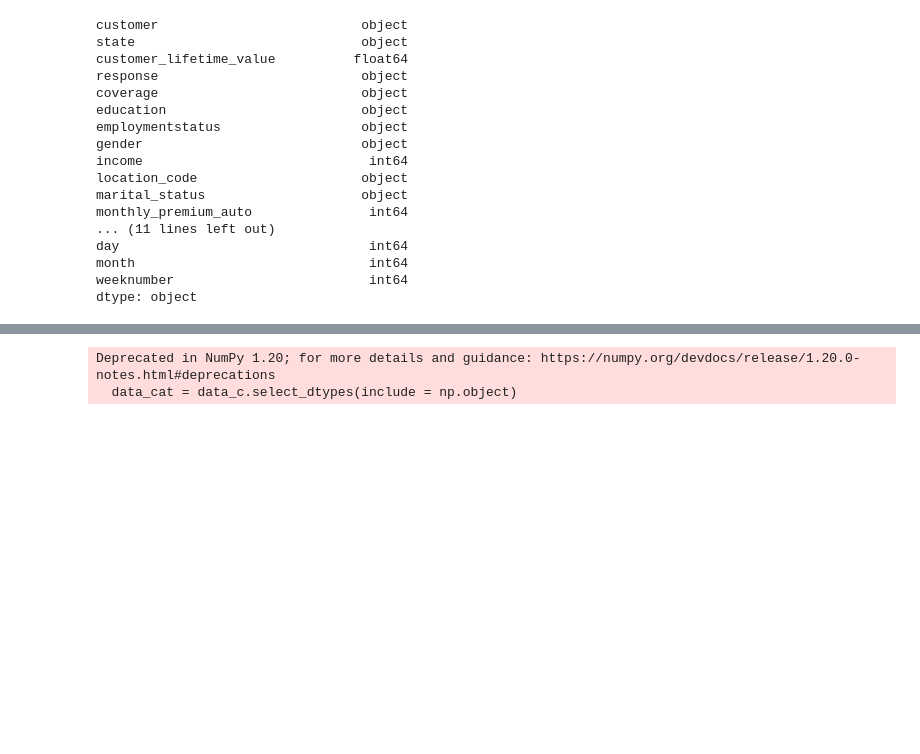
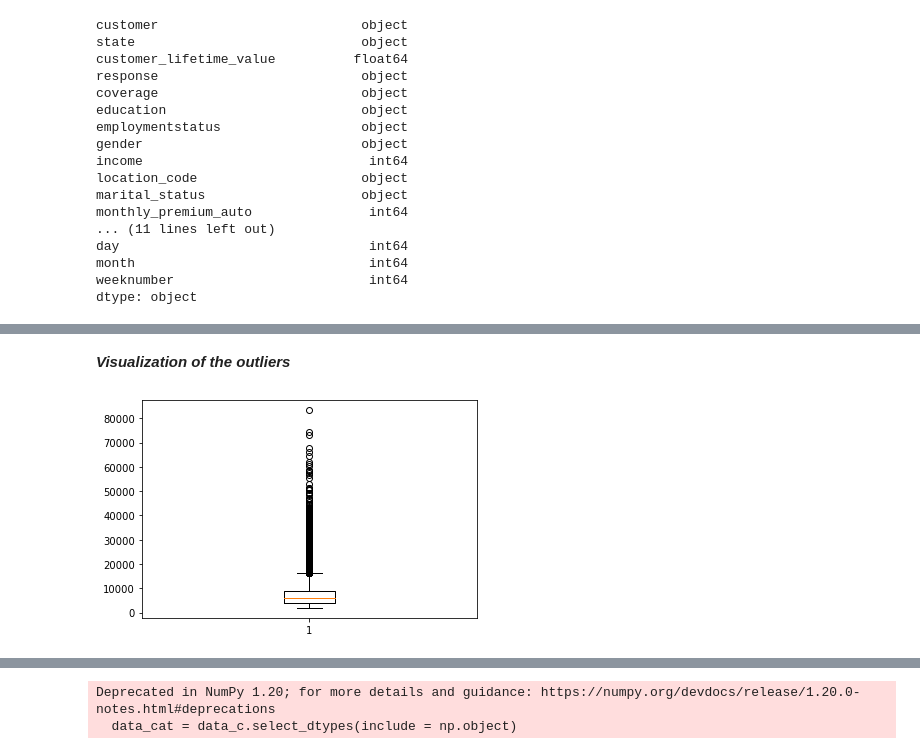
Before and after one commit to AnjaFechner/data-labs, a Jupyter notebook: Week_4/Day_3/Lab_Data_cleaning_and_wrangling.ipynb, the cells around one changed output, grey strips where cells are left out. Saved outputs shown, nothing was run; the diff lists cells and outputs as text; code cells hidden in the pictures; blank space fills up the shorter version.

```diff
--- a/Week_4/Day_3/Lab_Data_cleaning_and_wrangling.ipynb
+++ b/Week_4/Day_3/Lab_Data_cleaning_and_wrangling.ipynb
@@ -220,0 +223,2 @@ dtype: object
+# %%
+data_num = data_c.select_dtypes(include = np.number)
@@ -220,0 +325,7 @@ dtype: object
+# %% [markdown]
+***Visualization of the outliers***
+# %%
+plt.boxplot(data_num['customer_lifetime_value'])
+plt.show()
+# %% [output]
+[figure, added]
```
Also changed, not shown: parts of 94 cells of this notebook.
